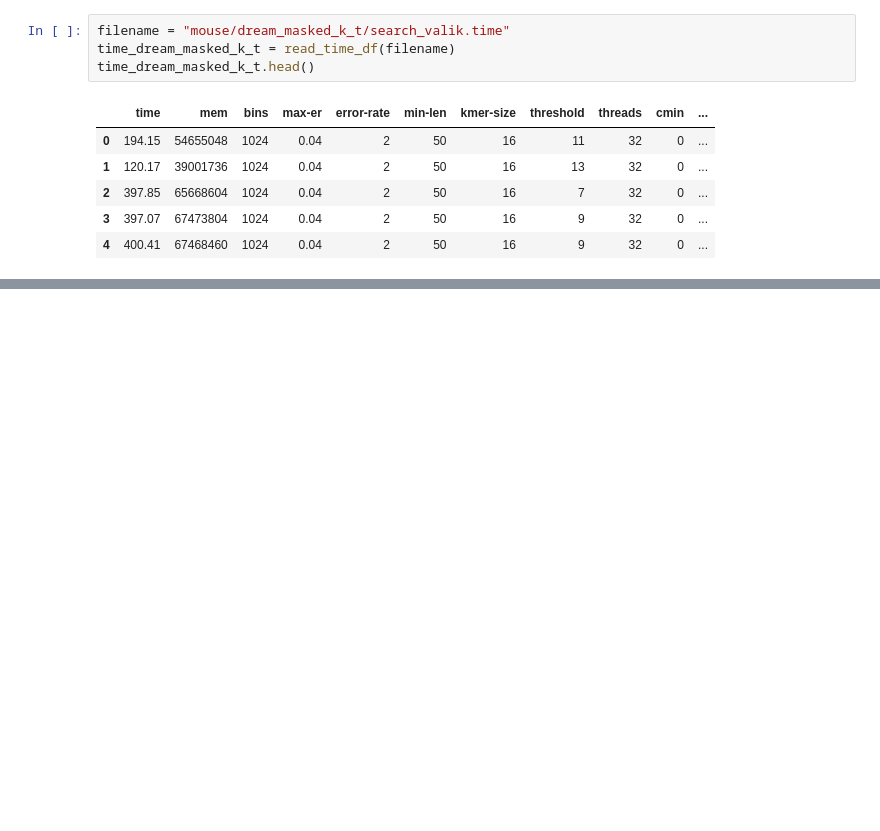
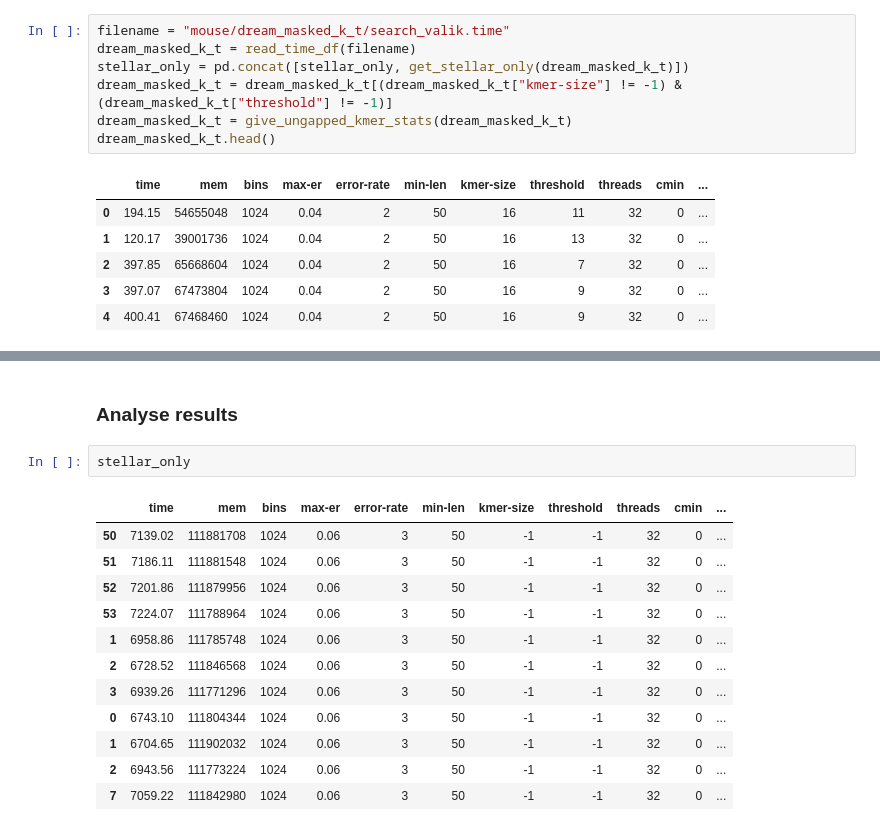
Before and after one commit to eaasna/test-DREAM-stellar, a Jupyter notebook: work-python/runtime_results/Reference genomes (masked).ipynb, the cells around one changed output, grey strips where cells are left out. Drawn from its saved outputs; the diff is of its cells as text; blank space fills up the shorter version.

Commit message:
Merge and check l=100 runtime results

```diff
--- a/work-python/runtime_results/Reference genomes (masked).ipynb
+++ b/work-python/runtime_results/Reference genomes (masked).ipynb
@@ -117,7 +135,10 @@ time_dream_masked_k.head()
 # %%
 filename = "mouse/dream_masked_k_t/search_valik.time"
-time_dream_masked_k_t = read_time_df(filename)
-time_dream_masked_k_t.head()
+dream_masked_k_t = read_time_df(filename)
+stellar_only = pd.concat([stellar_only, get_stellar_only(dream_masked_k_t)])
+dream_masked_k_t = dream_masked_k_t[(dream_masked_k_t["kmer-size"] != -1) & (dream_masked_k_t["threshold"] != -1)]
+dream_masked_k_t = give_ungapped_kmer_stats(dream_masked_k_t)
+dream_masked_k_t.head()
 # %% [output]
 |  | time | mem | bins | max-er | error-rate | min-len | kmer-size | threshold | threads | cmin | ... |
 | 0 | 194.15 | 54655048 | 1024 | 0.04 | 2 | 50 | 16 | 11 | 32 | 0 | ... |
@@ -133,0 +178,17 @@ KeyError: "['kmer-size', 'threshold'] not in index"
+# %% [markdown]
+### Analyse results
+# %%
+stellar_only
+# %% [output]
+|  | time | mem | bins | max-er | error-rate | min-len | kmer-size | threshold | threads | cmin | ... |
+| 50 | 7139.02 | 111881708 | 1024 | 0.06 | 3 | 50 | -1 | -1 | 32 | 0 | ... |
+| 51 | 7186.11 | 111881548 | 1024 | 0.06 | 3 | 50 | -1 | -1 | 32 | 0 | ... |
+| 52 | 7201.86 | 111879956 | 1024 | 0.06 | 3 | 50 | -1 | -1 | 32 | 0 | ... |
+| 53 | 7224.07 | 111788964 | 1024 | 0.06 | 3 | 50 | -1 | -1 | 32 | 0 | ... |
+| 1 | 6958.86 | 111785748 | 1024 | 0.06 | 3 | 50 | -1 | -1 | 32 | 0 | ... |
+| 2 | 6728.52 | 111846568 | 1024 | 0.06 | 3 | 50 | -1 | -1 | 32 | 0 | ... |
+| 3 | 6939.26 | 111771296 | 1024 | 0.06 | 3 | 50 | -1 | -1 | 32 | 0 | ... |
+| 0 | 6743.10 | 111804344 | 1024 | 0.06 | 3 | 50 | -1 | -1 | 32 | 0 | ... |
+| 1 | 6704.65 | 111902032 | 1024 | 0.06 | 3 | 50 | -1 | -1 | 32 | 0 | ... |
+| 2 | 6943.56 | 111773224 | 1024 | 0.06 | 3 | 50 | -1 | -1 | 32 | 0 | ... |
+| 7 | 7059.22 | 111842980 | 1024 | 0.06 | 3 | 50 | -1 | -1 | 32 | 0 | ... |
```
Also changed, not shown: parts of 14 cells of this notebook, 1 other file.
